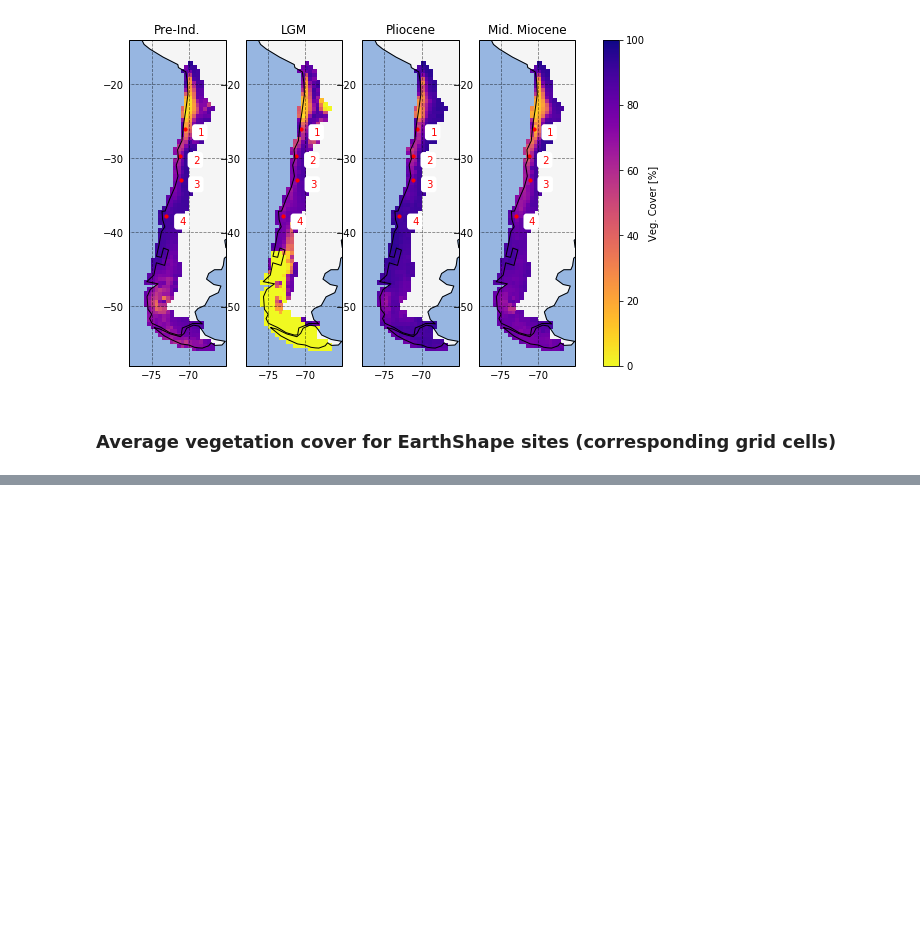
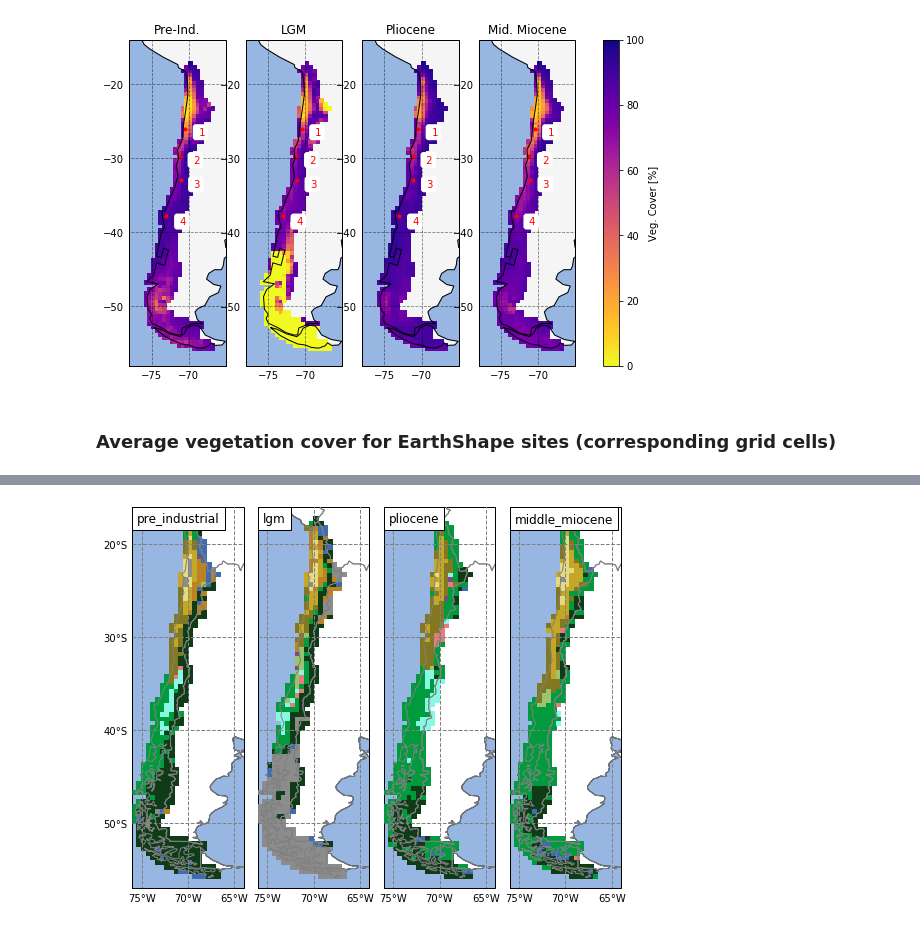
Before and after one commit to cwerner/earthshape2_paleosims, a Jupyter notebook: nbs/Overview.ipynb, the cells around one changed output, grey strips where cells are left out. Saved outputs shown, nothing was run; the diff lists cells and outputs as text; code cells hidden in the pictures; blank space fills up the shorter version.

```diff
--- a/nbs/Overview.ipynb
+++ b/nbs/Overview.ipynb
@@ -169,0 +212,12 @@ df_veg
+# %%
+# load biome data
+ds_biome = {}
+for t in ts: ds_biome[t] = xr.open_dataset(path/f'es2_{t}_biome.nc')
+
+# create biome map for time slices
+mc = lpjp.MapContainer(names=ts, nrows_ncols=(1,len(ts)+1), figsize=(14,7), spatial=True)
+for i, t in enumerate(ts):
+    mc.add(i, ds_biome[t]['biome'])
+mc.plot_data_discrete(biome=biomes, color_mapping=biome_color)
+# %% [output]
+[figure, added]
```
Also changed, not shown: parts of 9 cells of this notebook.
